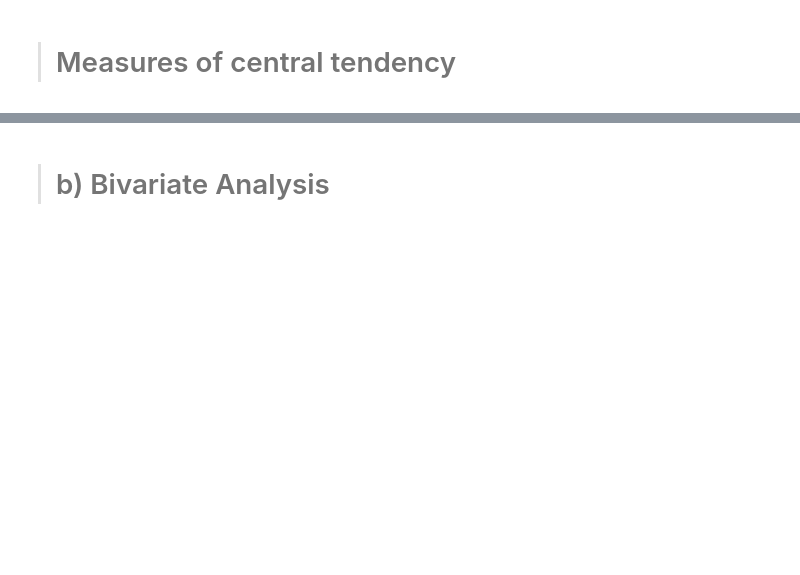
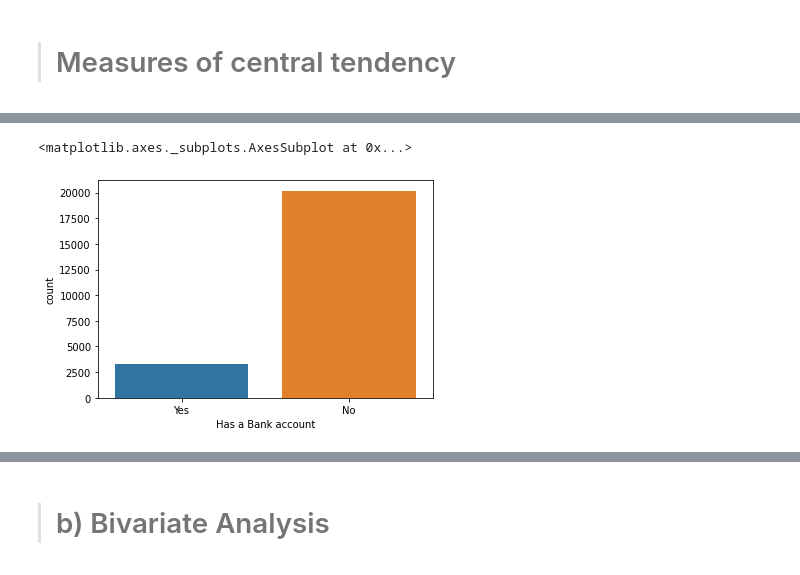
Before and after one commit to WinnieAnyoso/week-2-IP-core-, a Jupyter notebook: week2_Independent_project_core.ipynb, the cells around one changed output, grey strips where cells are left out. Saved outputs shown, nothing was run; the diff lists cells and outputs as text; code cells hidden in the pictures; blank space fills up the shorter version.

```diff
--- a/week2_Independent_project_core.ipynb
+++ b/week2_Independent_project_core.ipynb
@@ -300,0 +351,6 @@ kurtosis = 0.09844652254807196
+# %%
+# plot showing those who have a bank account.
+sns.countplot(df['Has a Bank account'])
+# %% [output]
+<matplotlib.axes._subplots.AxesSubplot at 0x...>
+[figure, added]
```
Also changed, not shown: parts of 53 cells of this notebook.
